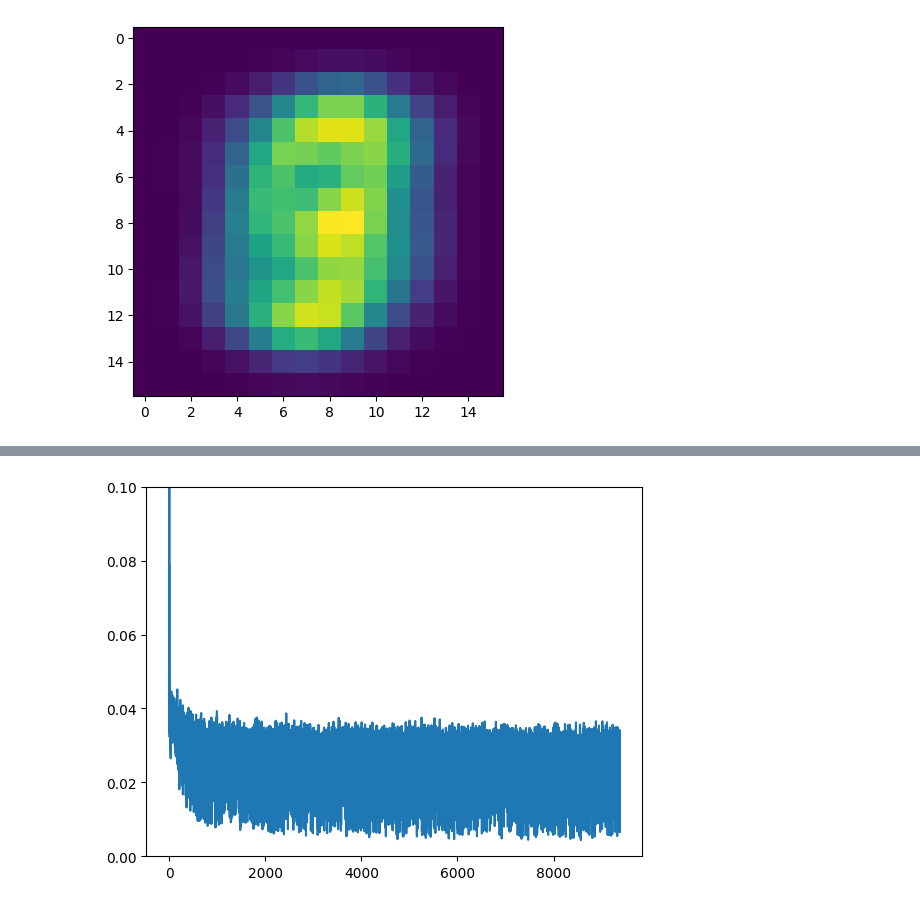
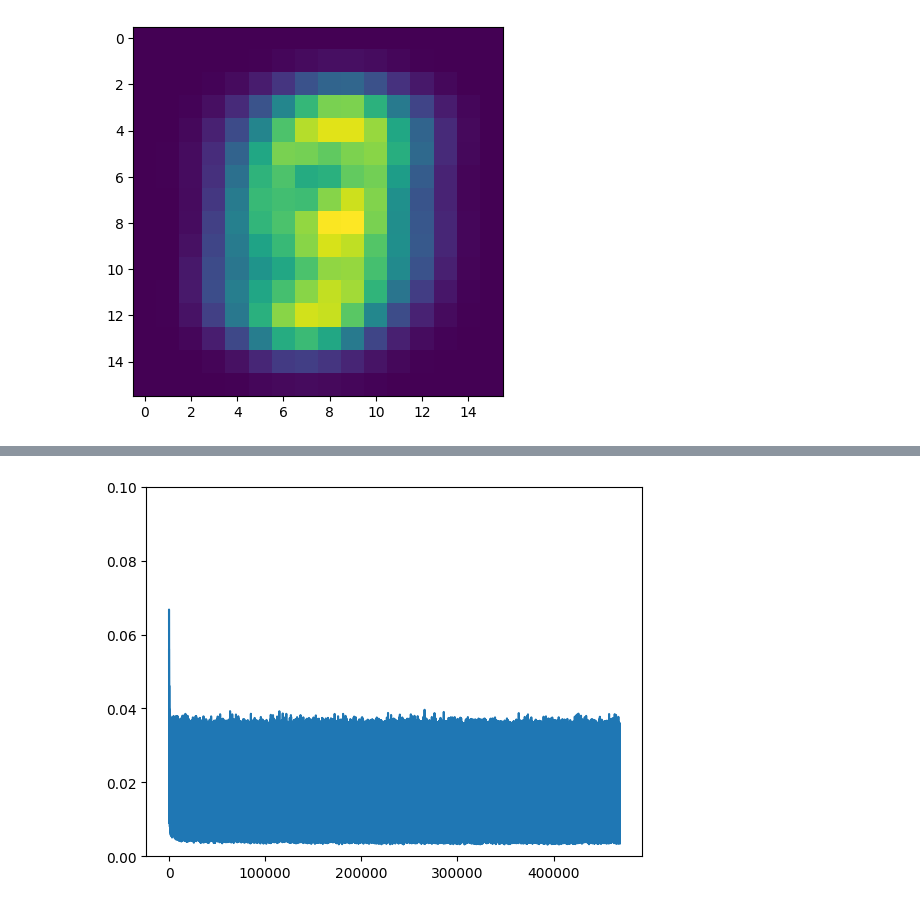
Before and after one commit to ijamil1/Diffusion, a Jupyter notebook: Simple_DDPM.ipynb, the cells around one changed output, grey strips where cells are left out. Cells and saved outputs as stored; diff of their text form; code cells hidden in the pictures.

```diff
--- a/Simple_DDPM.ipynb
+++ b/Simple_DDPM.ipynb
@@ -178,7 +186,7 @@ def corrupt(x, t, std_dev):
   noise = std_dev * torch.sqrt(torch.tensor(t, device=x.device, dtype=x.dtype)) * torch.randn_like(x)
   return x + noise
 # %%
-n_epochs = 10
+n_epochs = 500
 terminal_variance = 2
 # Create the network
 net = BasicUNet()
@@ -240,2 +255,2 @@ Finished epoch 9. Average loss for this epoch: 0.024493
-[figure, old version]
+[figure, new version]
 # %%
```
Also changed, not shown: parts of 8 cells of this notebook.
